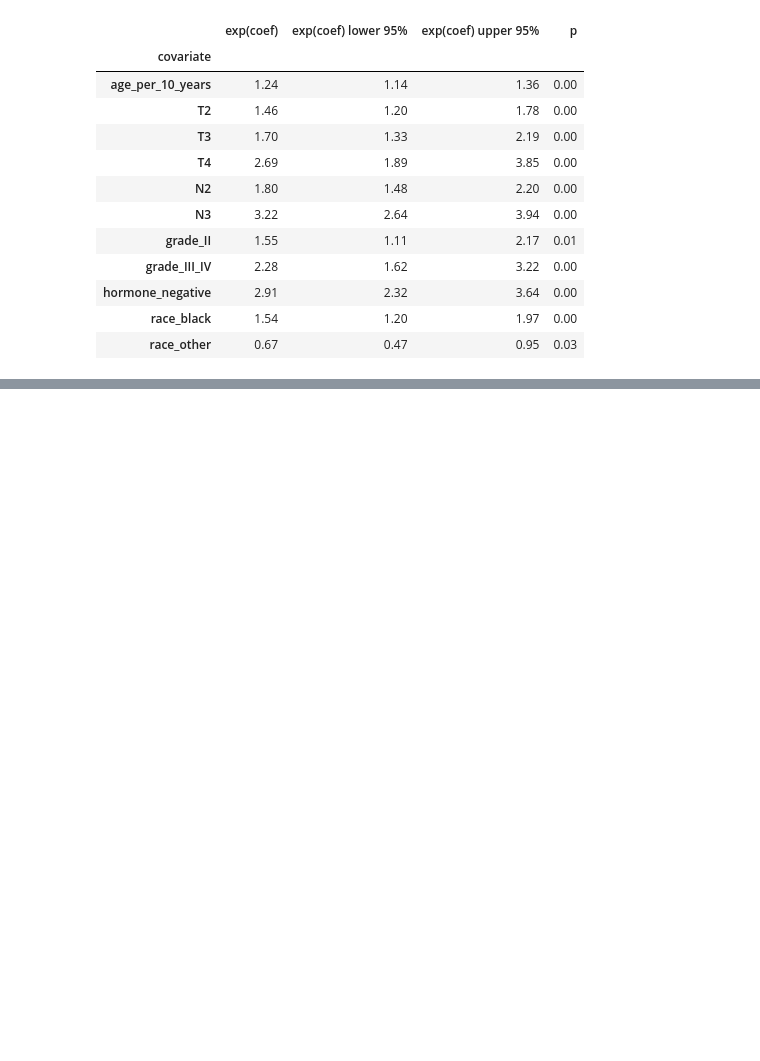
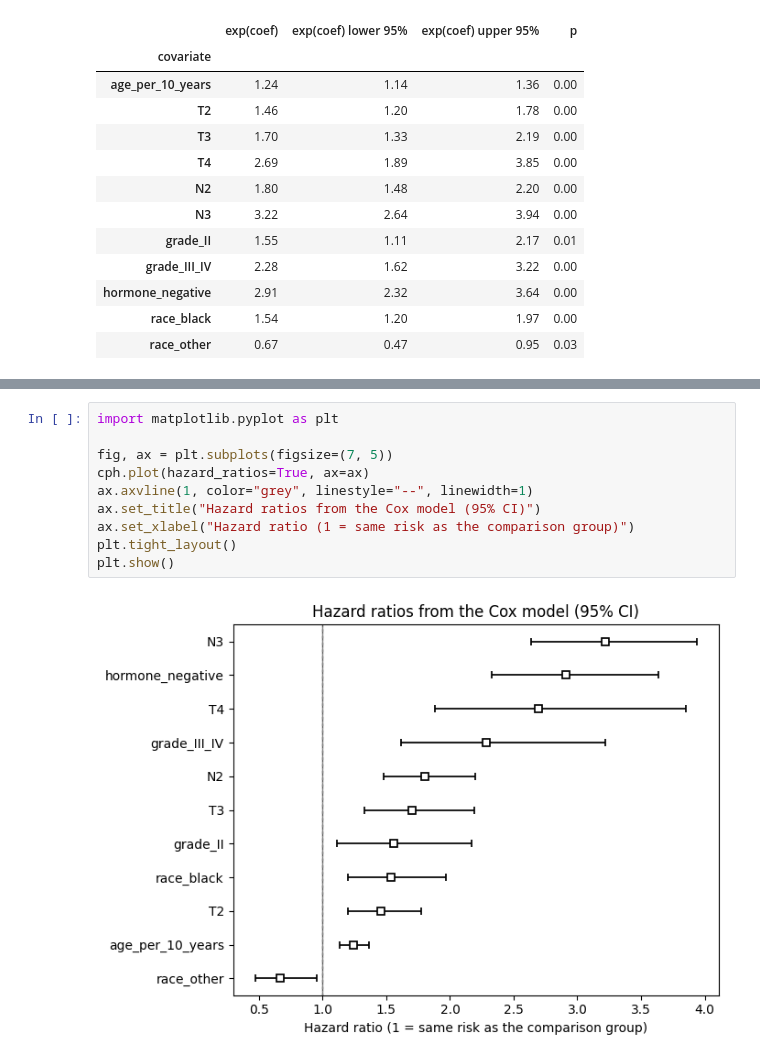
Before and after one commit to Joshika1881/cancer-survival-patterns, a Jupyter notebook: notebooks/sai_cox_model.ipynb, the cells around one changed output, grey strips where cells are left out. Cells and saved outputs as stored; diff of their text form; blank space fills up the shorter version.

Commit message:
Add robustness check and forest plot to Cox model

```diff
--- a/notebooks/sai_cox_model.ipynb
+++ b/notebooks/sai_cox_model.ipynb
@@ -65,0 +148,12 @@ results
+# %%
+import matplotlib.pyplot as plt
+
+fig, ax = plt.subplots(figsize=(7, 5))
+cph.plot(hazard_ratios=True, ax=ax)
+ax.axvline(1, color="grey", linestyle="--", linewidth=1)
+ax.set_title("Hazard ratios from the Cox model (95% CI)")
+ax.set_xlabel("Hazard ratio (1 = same risk as the comparison group)")
+plt.tight_layout()
+plt.show()
+# %% [output]
+[figure, added]
```
Also changed, not shown: parts of 4 cells of this notebook.
